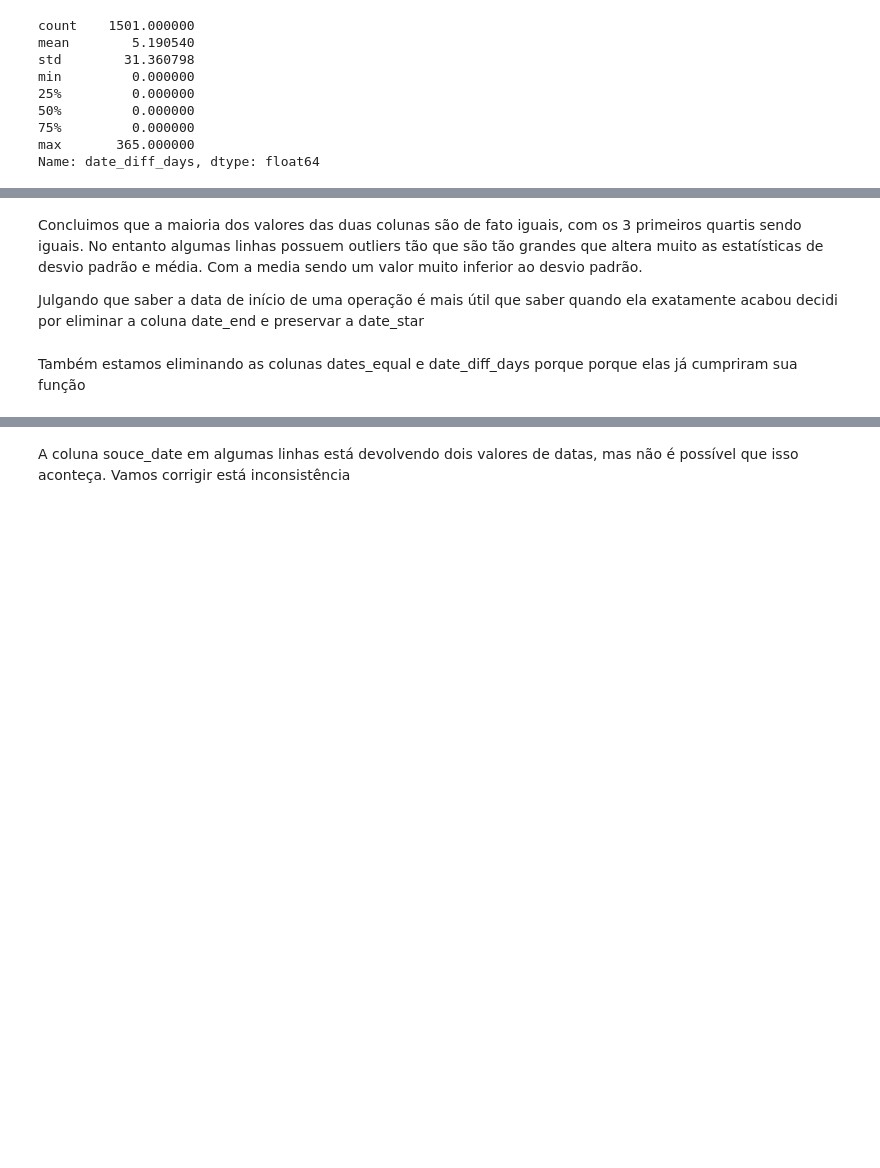
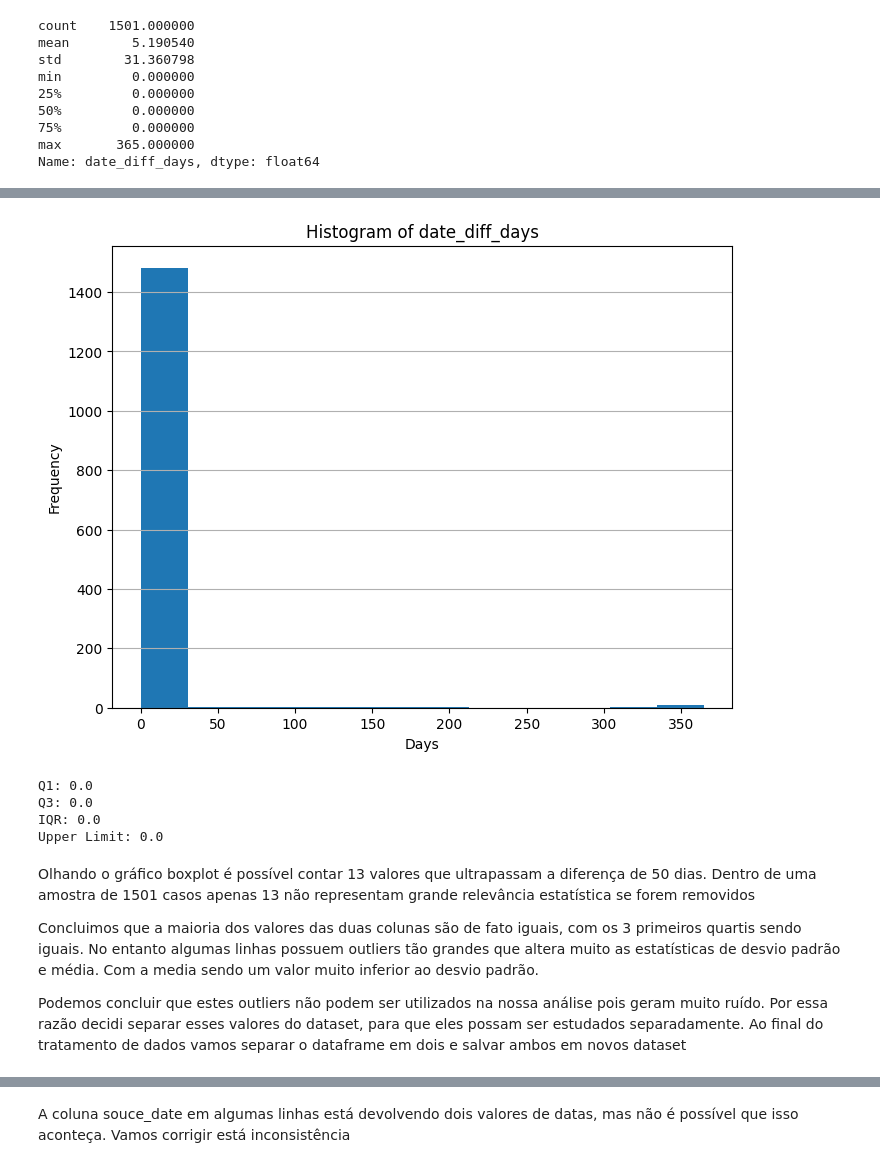
Before and after one commit to AlvaroSampaio/Brazilian-Lethal-violence, a Jupyter notebook: 01EDA.ipynb, the cells around one changed output, grey strips where cells are left out. Saved outputs shown, nothing was run; the diff lists cells and outputs as text; code cells hidden in the pictures; blank space fills up the shorter version.

```diff
--- a/01EDA.ipynb
+++ b/01EDA.ipynb
@@ -362,4 +387,38 @@ Name: date_diff_days, dtype: float64
+# %%
+plt.figure(figsize=(8, 6))
+plt.hist(df['date_diff_days'], bins='auto', align='mid')  # 'auto' chooses the bin size automatically
+plt.title('Histogram of date_diff_days')
+plt.xlabel('Days')  # Add this line to label the x-axis correctly
+plt.ylabel('Frequency')  # Change this to 'Frequency' for a histogram
+plt.grid(axis='y')
+plt.show()
+# %% [output]
+[figure, added]
+# %%
+# Calculate Q1 (25th percentile)
+Q1 = df['date_diff_days'].quantile(0.25)
+
+# Calculate Q3 (75th percentile)
+Q3 = df['date_diff_days'].quantile(0.75)
+
+# Calculate IQR (Interquartile Range)
+IQR = Q3 - Q1
+
+# Calculate the upper limit
+upper_limit = Q3 + 1.5 * IQR
+
+print(f'Q1: {Q1}')
+print(f'Q3: {Q3}')
+print(f'IQR: {IQR}')
+print(f'Upper Limit: {upper_limit}')
+# %% [output]
+Q1: 0.0
+Q3: 0.0
+IQR: 0.0
+Upper Limit: 0.0
 # %% [markdown]
-Concluimos que a maioria dos valores das duas colunas são de fato iguais, com os 3 primeiros quartis sendo iguais. No entanto algumas linhas possuem outliers tão que são tão grandes  que altera muito as estatísticas de desvio padrão e média. Com a media sendo um valor muito inferior ao desvio padrão.
+Olhando o gráfico boxplot é possível contar 13 valores que ultrapassam a diferença de 50 dias. Dentro de uma amostra de 1501 casos apenas 13 não representam grande relevância estatística se forem removidos
 
-Julgando que saber a data de início de uma operação é mais útil que saber quando ela exatamente acabou decidi por eliminar a coluna date_end e preservar a date_star
+Concluimos que a maioria dos valores das duas colunas são de fato iguais, com os 3 primeiros quartis sendo iguais. No entanto algumas linhas possuem outliers tão grandes  que altera muito as estatísticas de desvio padrão e média. Com a media sendo um valor muito inferior ao desvio padrão.
+
+Podemos concluir que estes outliers não podem ser utilizados na nossa análise pois geram muito ruído. Por essa razão decidi separar esses valores do dataset, para que eles possam ser estudados separadamente. Ao final do tratamento de dados vamos separar o dataframe em dois e salvar ambos em novos dataset
@@ -368,2 +424,0 @@ df = df.drop(columns='date_end')
-# %% [markdown]
-Também estamos eliminando as colunas dates_equal e date_diff_days porque porque elas já cumpriram sua função
```
Also changed, not shown: parts of 42 cells of this notebook, 2 other files.
